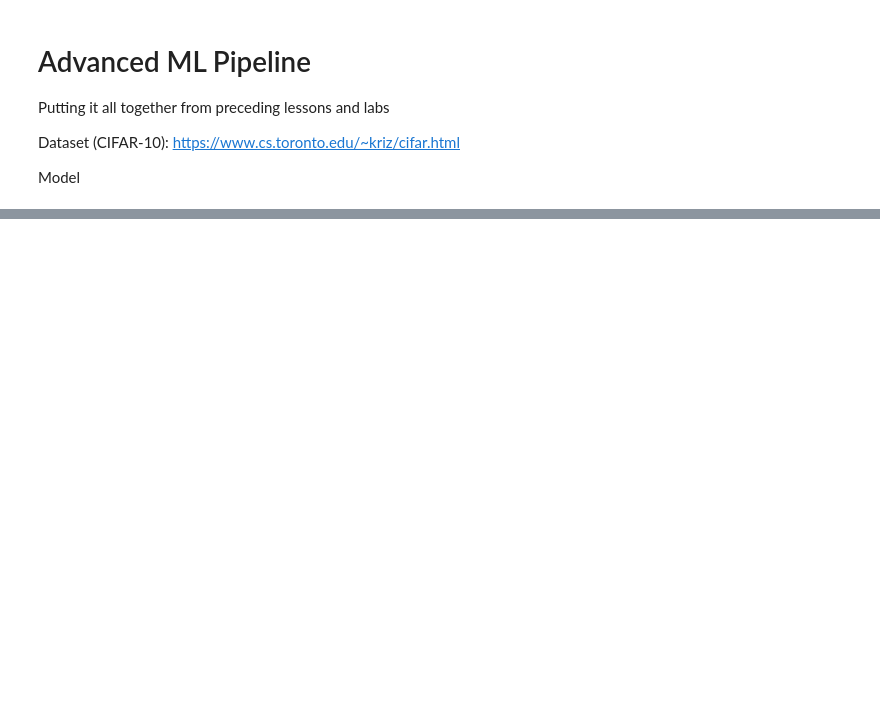
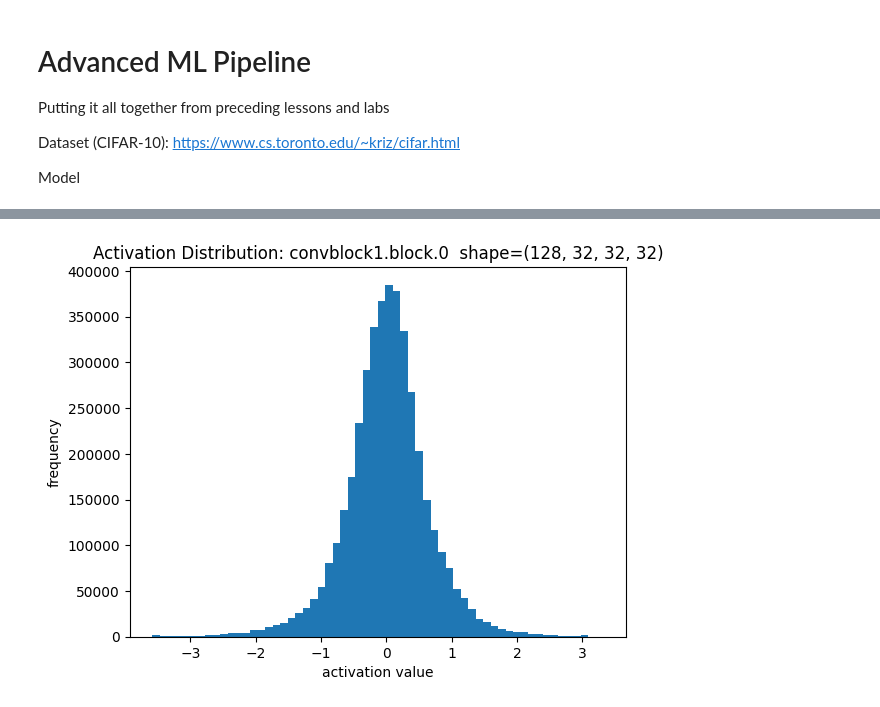
Before and after one commit to hnryzhng/machine-learning, a Jupyter notebook: pytorch-fundamentals/pytorch-fundamentals-8-advanced-ml-pipeline.ipynb, the cells around one changed output, grey strips where cells are left out. Cells and saved outputs as stored; diff of their text form; code cells hidden in the pictures; blank space fills up the shorter version.

Commit message:
added model inspection util file for activation and layers analysis and debugging

```diff
--- a/pytorch-fundamentals/pytorch-fundamentals-8-advanced-ml-pipeline.ipynb
+++ b/pytorch-fundamentals/pytorch-fundamentals-8-advanced-ml-pipeline.ipynb
@@ -698,0 +691,82 @@ print("Output shape from modularized sequential model:", model.shape)
+# %%
+# Model Inspection and Analysis
+
+from model_inspection import (
+    count_parameters,
+    print_named_parameters_shapes,
+    print_top_level_children,
+    print_all_modules,
+    ShapeTracer,
+    ActivationLogger,
+    plot_conv_per_channel_stats,
+)
+
+
+### Initialize Model ###
+model = CNNModular()
+
+
+### Basic Inspection ###
+print("-----BASIC INSPECTION-----")
+print("Total parameters:", count_parameters(model))
+print("\n--- Named parameter shapes ---")
+print_named_parameters_shapes(model)
+
+print("\n--- Top-level children ---")
+print_top_level_children(model)
+
+print("\n--- All modules (for layer naming) ---")
+print_all_modules(model)
+
+
+### Shape Tracing ###
+print("-----SHAPE TRACING-----")
+tracer = ShapeTracer(model, layer_types=(nn.Conv2d, nn.MaxPool2d, nn.ReLU, nn.Flatten, nn.Linear))
+tracer.register()
+
+tracer.clear()
+with torch.no_grad():
+    _ = model(img_batch)
+
+print("\n--- Shape Trace ---")
+tracer.print()
+tracer.remove()
+
+### Activation stats + histograms (hook-based) ###
+print("-----ACTIVATION STATISTICS AND PLOTS-----")
+logger = ActivationLogger(
+    model,
+    layer_types=(nn.Conv2d, nn.ReLU, nn.MaxPool2d, nn.Linear),
+    capture="output",
+)
+logger.register()
+
+logger.clear()
+with torch.no_grad():
+    _ = model(img_batch)
+
+print("\n--- Activation Stats (sorted by layer) ---")
+logger.print_stats(sort_by="layer")
+
+print("\n--- Activation Stats (sorted by zero_frac; dead ReLUs float up) ---")
+logger.print_stats(sort_by="zero_frac")
+
+print("\n--- Activation Histograms ---")
+logger.plot_histograms(bins=60, clamp=None)
+
+# If you only want conv layers:
+conv_names = [n for n in logger.acts.keys() if "conv" in n.lower()]
+print("\nConv-like layers found:", conv_names)
+logger.plot_histograms(layer_names=conv_names, bins=60)
+
+
+### Diagnostic of per channel conv layer ###
+print("-----Diagnostic of per channel conv layer-----")
+if len(conv_names) > 0:
+    conv_layer_name = conv_names[0]
+    conv_act = logger.acts[conv_layer_name]  # [N,C,H,W]
+    print(f"\n--- Per-channel diagnostics for {conv_layer_name} ---")
+    plot_conv_per_channel_stats(conv_act, conv_layer_name)
+
+logger.remove()
+# %% [output]
@@ -698,0 +790 @@ print("Output shape from modularized sequential model:", model.shape)
+[figure, added]
```
Also changed, not shown: parts of 2 cells of this notebook, 1 other file.
